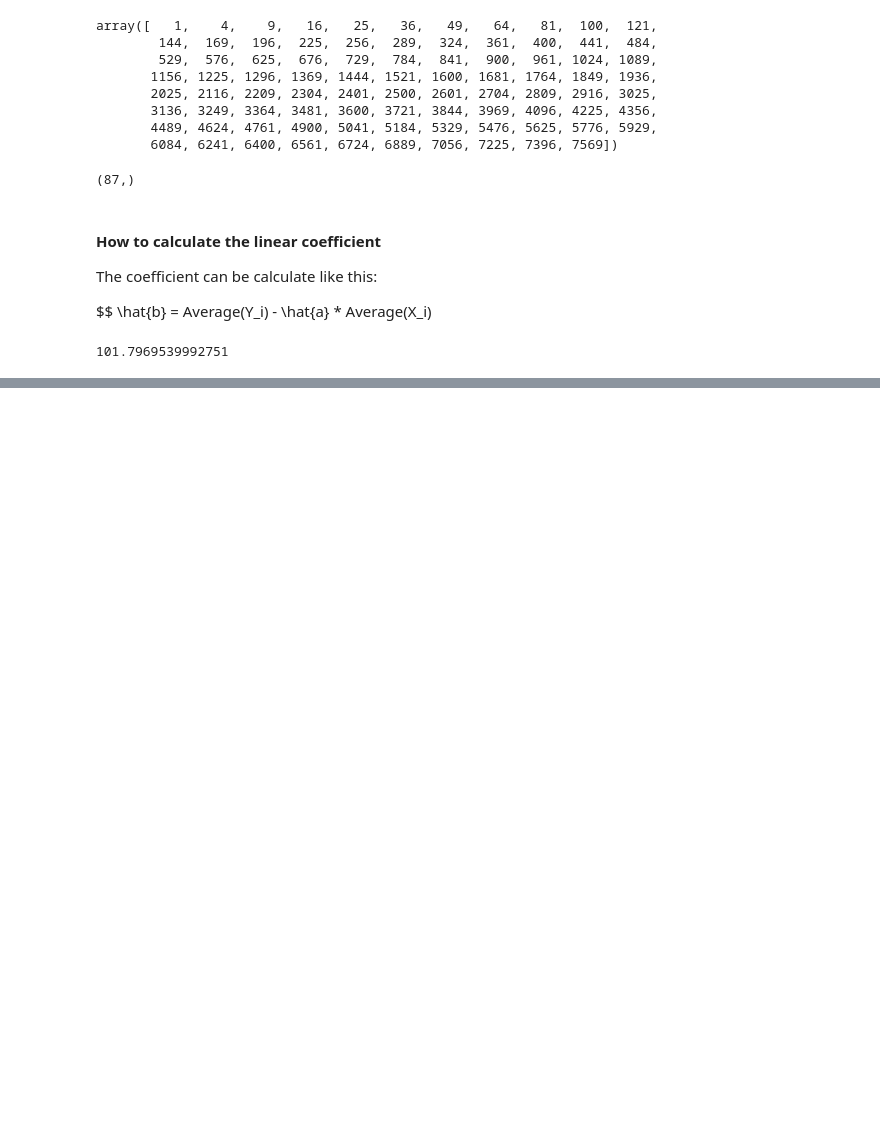
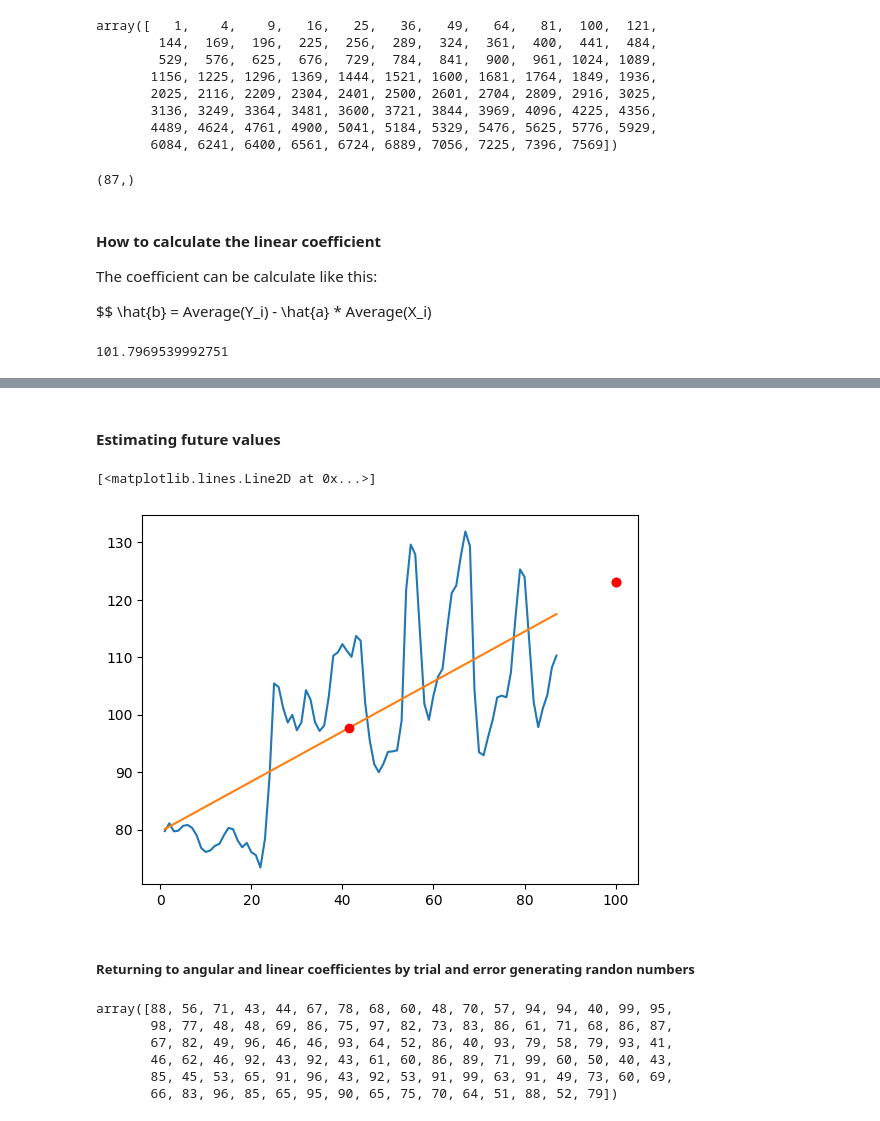
Before and after one commit to IngridDayaneFerreira/Projetos_PythonDataScience_Alura, a Jupyter notebook: Numpy/codigo_apples_ts.ipynb, the cells around one changed output, grey strips where cells are left out. Cells and saved outputs as stored; diff of their text form; code cells hidden in the pictures; blank space fills up the shorter version.

```diff
--- a/Numpy/codigo_apples_ts.ipynb
+++ b/Numpy/codigo_apples_ts.ipynb
@@ -203,0 +211,22 @@ np.linalg.norm(Moscow-y)
+# %% [markdown]
+#### Estimating future values
+# %%
+plt.plot(datas,Moscow)
+plt.plot(x,y)
+plt.plot(41.5,41.5*a+b,'or')
+plt.plot(100,100*a+b,'or')
+plt.plot(100,100*a+b,'or')
+# %% [output]
+[<matplotlib.lines.Line2D at 0x...>]
+[figure, added]
+# %% [markdown]
+##### Returning to angular and linear coefficientes by trial and error generating randon numbers
+# %%
+np.random.randint(low=40,high=100,size=100)
+# %% [output]
+array([88, 56, 71, 43, 44, 67, 78, 68, 60, 48, 70, 57, 94, 94, 40, 99, 95,
+       98, 77, 48, 48, 69, 86, 75, 97, 82, 73, 83, 86, 61, 71, 68, 86, 87,
+       67, 82, 49, 96, 46, 46, 93, 64, 52, 86, 40, 93, 79, 58, 79, 93, 41,
+       46, 62, 46, 92, 43, 92, 43, 61, 60, 86, 89, 71, 99, 60, 50, 40, 43,
+       85, 45, 53, 65, 91, 96, 43, 92, 53, 91, 99, 63, 91, 49, 73, 60, 69,
+       66, 83, 96, 85, 65, 95, 90, 65, 75, 70, 64, 51, 88, 52, 79])
```
Also changed, not shown: parts of 15 cells of this notebook, 1 other file.
